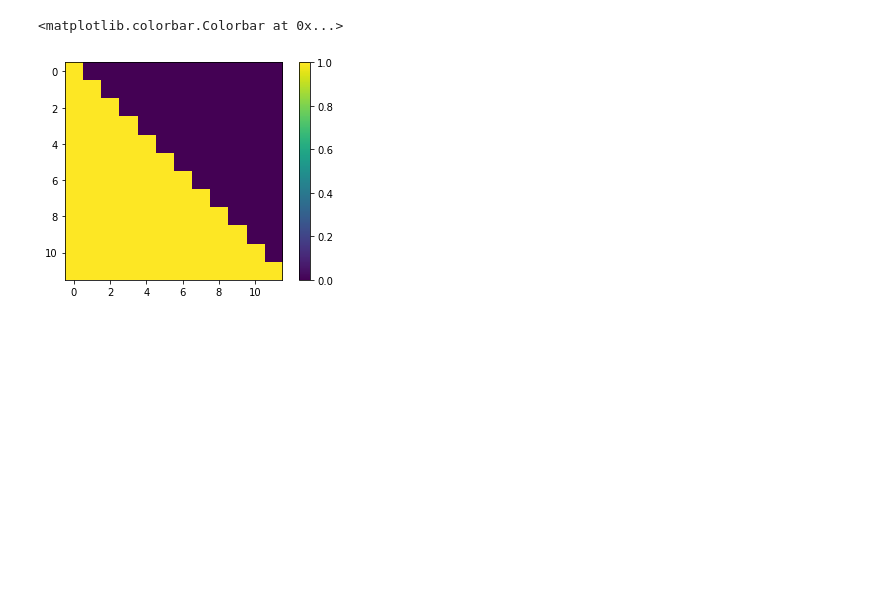
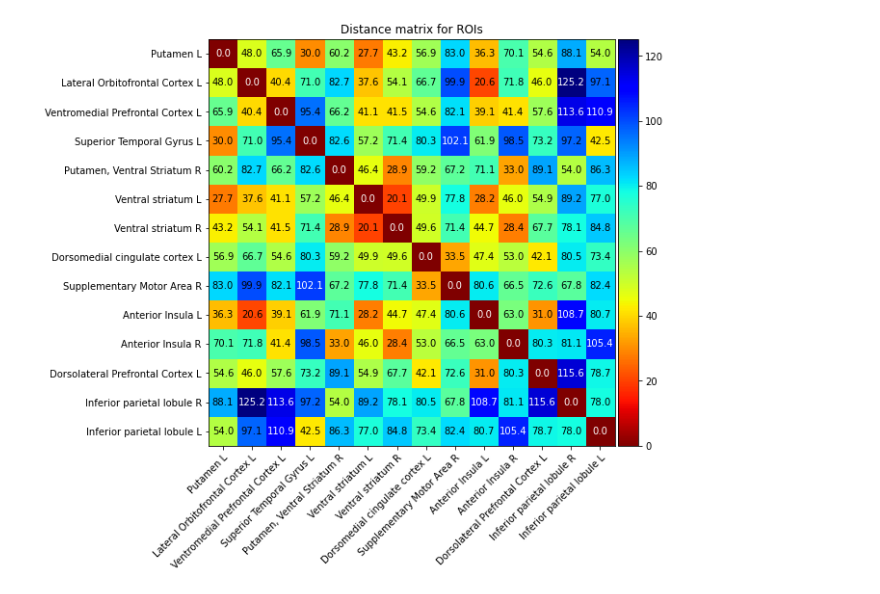
Before and after one commit to kbonna/decidenet, a Jupyter notebook: connectivity_analysis/signal_extraction/dn_sa_03_roi_construction.ipynb, the cells around one changed output. Saved outputs shown, nothing was run; the diff lists cells and outputs as text; code cells hidden in the pictures; blank space fills up the shorter version.

```diff
--- a/connectivity_analysis/signal_extraction/dn_sa_03_roi_construction.ipynb
+++ b/connectivity_analysis/signal_extraction/dn_sa_03_roi_construction.ipynb
@@ -42,6 +61,7 @@ df_dec_dd = df[row_dec+1:row_diff].copy()
 # %%
 ale_clusters_dec_data = [
-    ['Dorsomedial cingulate cortex', 'R', 2, 24, 36, 0.051, 12712],
+    ['Inferior parietal lobule', 'R', 40, -48, 42, 0.039, 2416],
+    ['Inferior parietal lobule', 'L', -38, -48, 42, 0.043, 2216],
 ]
 
 ale_clusters_dec_dicts = [
@@ -53,11 +73,10 @@ df_dec_meta = pd.DataFrame(ale_clusters_dec_dicts)
 df_dec_meta['origin'] = 'meta-analysis'
 
 # Data-driven decreasing PE ROIs
-df_dec_dd = df_dec_dd.loc[
-    (df_dec_dd['Peak Stat'] > 6) & (df_dec_dd['Regions'].notna())]
+df_dec_dd = df_dec_dd.loc[df_dec_dd['Regions'].notna()].iloc[:5]
 df_dec_dd['origin'] = 'data-driven'
 
-# Aggregated ROIs
+# Concat meta-analytic ROIs and data-driven ROIs
 df_dec = pd.concat([df_dec_dd, df_dec_meta])
 df_dec.reset_index(inplace=True, drop=True)
 df_dec['netName'] = 'perr_dec'
@@ -78,11 +102,10 @@ df_inc_meta = pd.DataFrame(ale_clusters_inc_dicts)
 df_inc_meta['origin'] = 'meta-analysis'
 
 # Data-driven increasing PE ROIs
-df_inc_dd = df_inc_dd.loc[
-    (df_inc_dd['Peak Stat'] > 6.49) & (df_inc_dd['Regions'].notna())]
+df_inc_dd = df_inc_dd.loc[df_inc_dd['Regions'].notna()].iloc[:5]
 df_inc_dd['origin'] = 'data-driven'
 
-# Aggregated ROIs
+# Concat meta-analytic ROIs and data-driven ROIs
 df_inc = pd.concat([df_inc_dd, df_inc_meta])
 df_inc.reset_index(inplace=True, drop=True)
 df_inc['netName'] = 'perr_inc'
@@ -109,17 +118,37 @@ df_aggregated
-# %%
-n_rois = len(df_aggregated)
-
-distance_matrix = np.zeros((n_rois, n_rois))
-
-for i in range(n_rois):
-    for j in range(i, n_rois):
-        distance_matrix[i, j] = distance(
-            df_aggregated.loc[i, ['X', 'Y', 'Z']],
-            df_aggregated.loc[j, ['X', 'Y', 'Z']]
-        )
-
-plt.imshow(distance_matrix < 10)
-plt.colorbar()
-# %% [output]
-<matplotlib.colorbar.Colorbar at 0x...>
-[figure, removed]
+# %%
+n_rois = len(df_aggregated)
+
+distance_matrix = np.zeros((n_rois, n_rois))
+
+for i in range(n_rois):
+    for j in range(i, n_rois):
+        distance_matrix[i, j] = distance(
+            df_aggregated.loc[i, ['X', 'Y', 'Z']],
+            df_aggregated.loc[j, ['X', 'Y', 'Z']]
+        )
+distance_matrix = distance_matrix + distance_matrix.T
+
+fig, ax = plt.subplots(figsize=(8, 8))
+im = plt.imshow(distance_matrix, cmap='jet_r')
+aligned_imshow_cbar(ax, im)
+
+for i in range(n_rois):
+    for j in range(n_rois):
+
+        if distance_matrix[i, j] < 20 or distance_matrix[i, j] > 100:
+            annotation_color = 'w'
+        else:
+            annotation_color = 'k'
+
+        text = ax.text(j, i, f'{distance_matrix[i, j]:2.1f}',
+                       ha='center', va='center', color=annotation_color)
+
+ax.set_xticks(np.arange(n_rois))
+ax.set_yticks(np.arange(n_rois))
+ax.set_yticklabels(df_aggregated['Regions'] + ' ' + df_aggregated['Hemisphere'])
+ax.set_xticklabels(df_aggregated['Regions'] + ' ' + df_aggregated['Hemisphere'])
+plt.setp(ax.get_xticklabels(), rotation=45, ha="right", rotation_mode="anchor")
+ax.set_title('Distance matrix for ROIs')
+plt.show()
+# %% [output]
+[figure, added]
```
Also changed, not shown: parts of 11 cells of this notebook, 3 other files.
